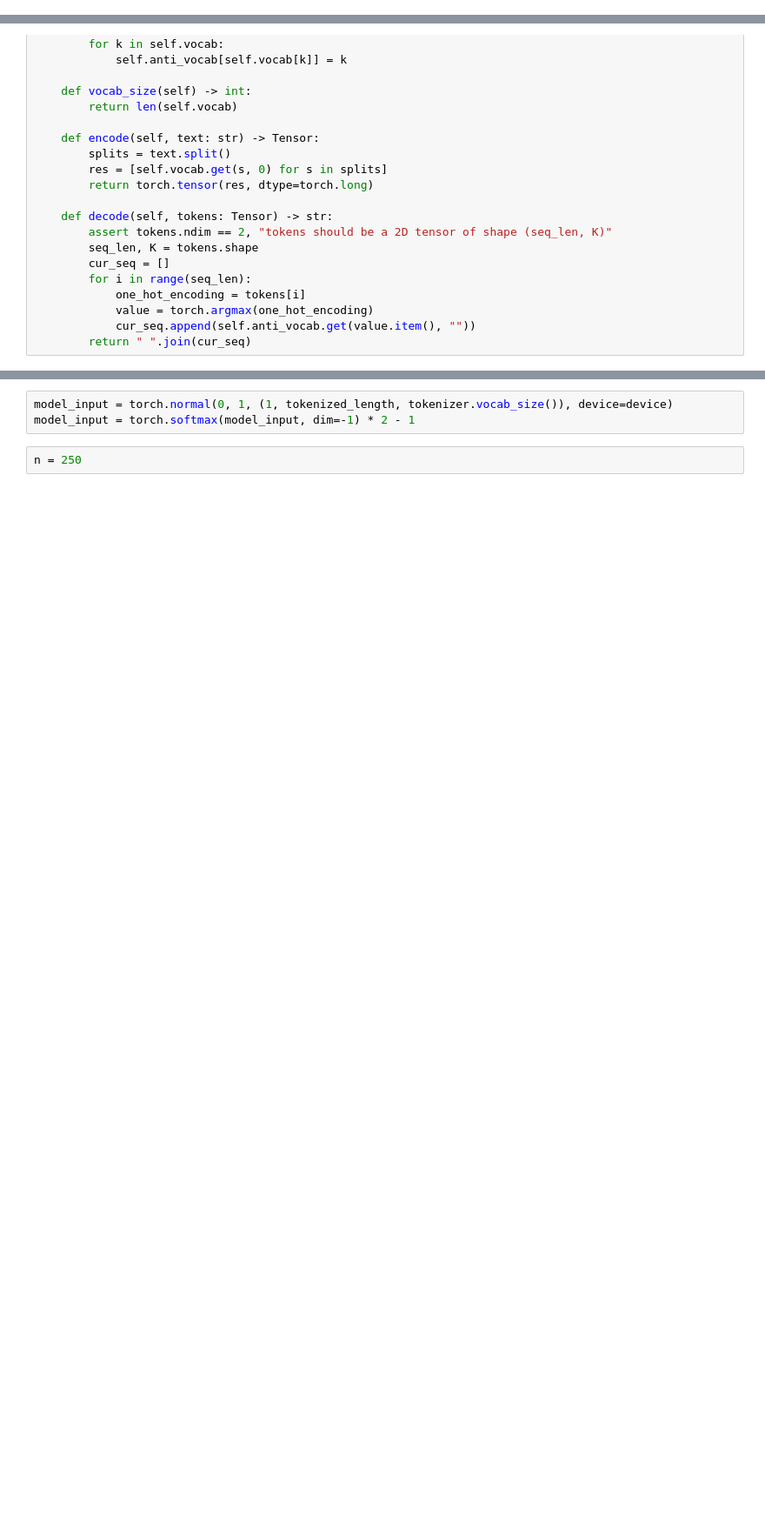
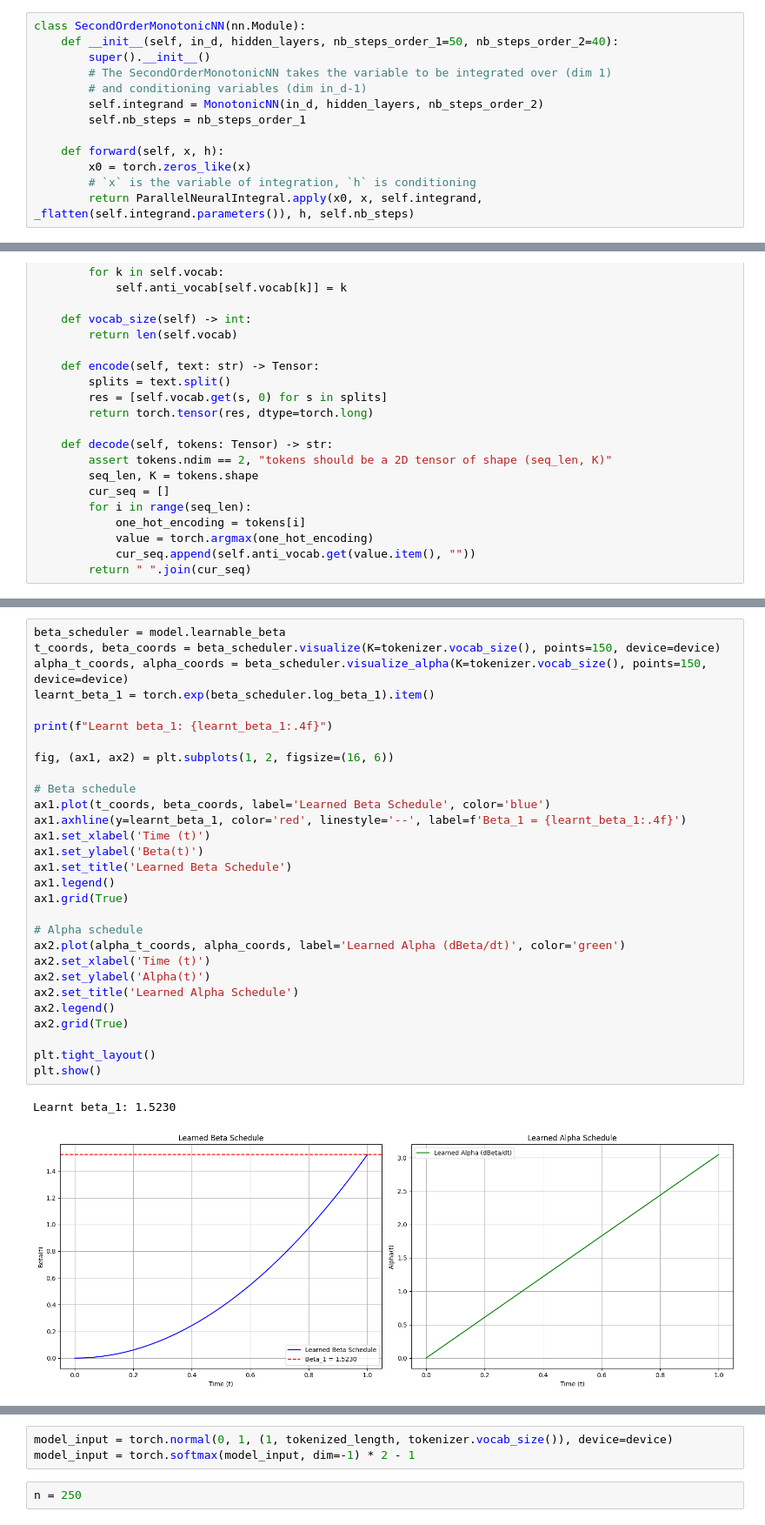
Before and after one commit to johng149/BayesianFlowNet, a Jupyter notebook: exp/learned_beta.ipynb, the cells around one changed output, grey strips where cells are left out. Shown at 87% size. Cells and saved outputs as stored; diff of their text form; blank space fills up the shorter version.

```diff
--- a/exp/learned_beta.ipynb
+++ b/exp/learned_beta.ipynb
@@ -11,0 +158,13 @@ from torch.distributions import Categorical
+# %%
+class SecondOrderMonotonicNN(nn.Module):
+    def __init__(self, in_d, hidden_layers, nb_steps_order_1=50, nb_steps_order_2=40):
+        super().__init__()
+        # The SecondOrderMonotonicNN takes the variable to be integrated over (dim 1)
+        # and conditioning variables (dim in_d-1)
+        self.integrand = MonotonicNN(in_d, hidden_layers, nb_steps_order_2)
+        self.nb_steps = nb_steps_order_1
+
+    def forward(self, x, h):
+        x0 = torch.zeros_like(x)
+        # `x` is the variable of integration, `h` is conditioning
+        return ParallelNeuralIntegral.apply(x0, x, self.integrand, _flatten(self.integrand.parameters()), h, self.nb_steps)
@@ -550,2 +977,34 @@ LR at warmup end (step 220): 0.00100000
 Final LR: 0.00100000
 Target LR: 0.00100000
+# %%
+beta_scheduler = model.learnable_beta
+t_coords, beta_coords = beta_scheduler.visualize(K=tokenizer.vocab_size(), points=150, device=device)
+alpha_t_coords, alpha_coords = beta_scheduler.visualize_alpha(K=tokenizer.vocab_size(), points=150, device=device)
+learnt_beta_1 = torch.exp(beta_scheduler.log_beta_1).item()
+
+print(f"Learnt beta_1: {learnt_beta_1:.4f}")
+
+fig, (ax1, ax2) = plt.subplots(1, 2, figsize=(16, 6))
+
+# Beta schedule
+ax1.plot(t_coords, beta_coords, label='Learned Beta Schedule', color='blue')
+ax1.axhline(y=learnt_beta_1, color='red', linestyle='--', label=f'Beta_1 = {learnt_beta_1:.4f}')
+ax1.set_xlabel('Time (t)')
+ax1.set_ylabel('Beta(t)')
+ax1.set_title('Learned Beta Schedule')
+ax1.legend()
+ax1.grid(True)
+
+# Alpha schedule
+ax2.plot(alpha_t_coords, alpha_coords, label='Learned Alpha (dBeta/dt)', color='green')
+ax2.set_xlabel('Time (t)')
+ax2.set_ylabel('Alpha(t)')
+ax2.set_title('Learned Alpha Schedule')
+ax2.legend()
+ax2.grid(True)
+
+plt.tight_layout()
+plt.show()
+# %% [output]
+Learnt beta_1: 1.5230
+[figure, added]
```
Also changed, not shown: parts of 14 cells of this notebook.
